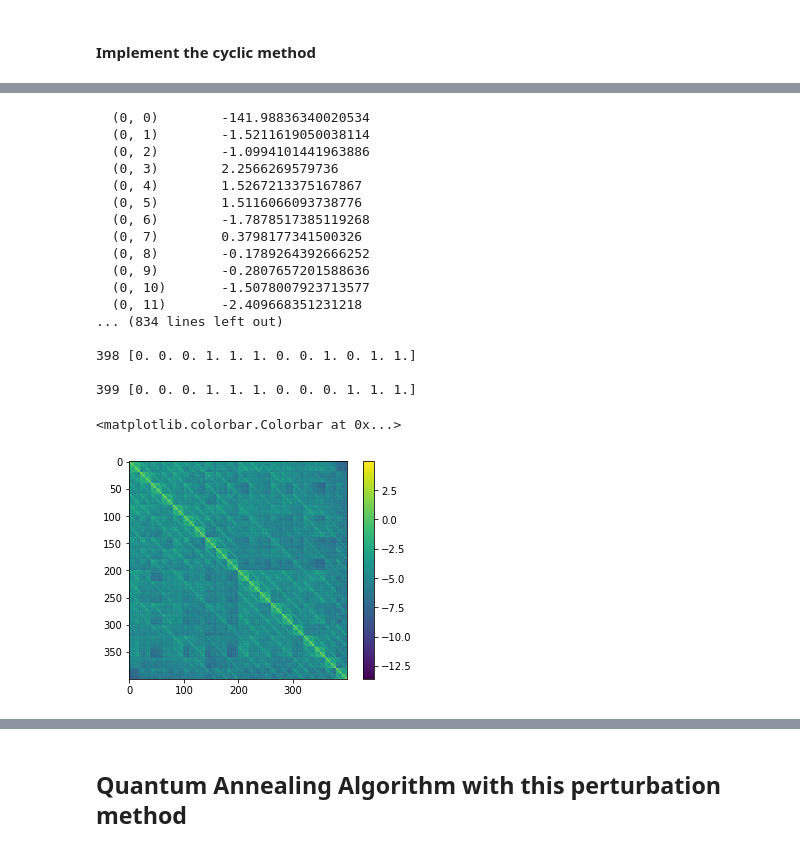
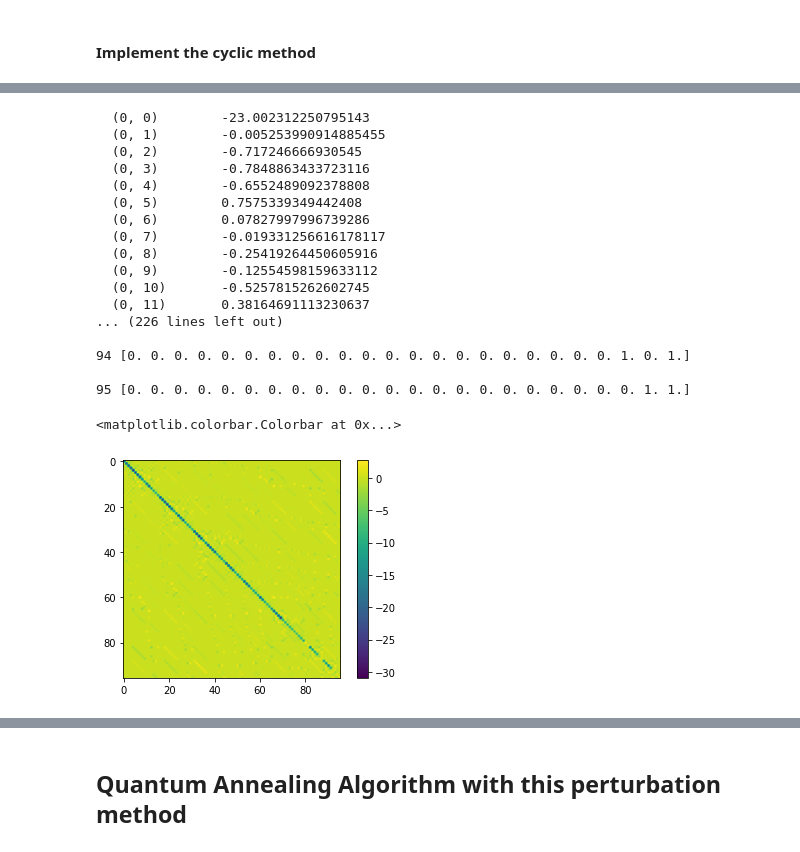
Before and after one commit to emacosta95/2nd_qa4nsm, a Jupyter notebook: Analysis_of_the_quasiparticle_formalism.ipynb, the cells around one changed output, grey strips where cells are left out. Cells and saved outputs as stored; diff of their text form; code cells hidden in the pictures.

```diff
--- a/Analysis_of_the_quasiparticle_formalism.ipynb
+++ b/Analysis_of_the_quasiparticle_formalism.ipynb
@@ -18,21 +18,21 @@ from src.qml_utils.utils import configuration
 from scipy.sparse.linalg import eigsh,expm_multiply
 from tqdm import trange
 import matplotlib.pyplot as plt
-from src.utils_quasiparticle_approximation import QuasiParticlesConverter
-file_name='data/cki'
+from src.utils_quasiparticle_approximation import QuasiParticlesConverterOnlynnpp,QuasiParticlesConverter
+file_name='data/usdb.nat'
 qq_filename='data/qq.p'
 pp_filename='data/pair_inter.p'
 SPS=SingleParticleState(file_name=file_name)
 # %% [markdown]
 #### Hyperparameters
 # %%
-nparticles_a=2
-nparticles_b=2
+nparticles_a=6
+nparticles_b=0
 
 size_a=SPS.energies.shape[0]//2
 size_b=SPS.energies.shape[0]//2
 
-title=r'$^{8}$Be'
+title=r'$^{20}$Ne'
 # %%
 matrix_qq,_=get_twobody_nuclearshell_model(file_name=qq_filename)
 matrix_pp,_=get_twobody_nuclearshell_model(file_name=pp_filename)
@@ -468,6 +329,10 @@ hamiltonian_rr=QPC.particles2restofstates @ NSMHamiltonian.hamiltonian @ QPC.par
 hamiltonian_qr=QPC.particles2quasiparticles @ NSMHamiltonian.hamiltonian @ QPC.particles2restofstates.T
 hamiltonian_rq=QPC.particles2restofstates @ NSMHamiltonian.hamiltonian @ QPC.particles2quasiparticles.T
 
+diag_hamiltonian_rr=hamiltonian_rr.diagonal()
+
+# Create a diagonal sparse matrix
+diag_hamiltonian_rr = scipy.sparse.diags(diag_hamiltonian_rr, format="csr")
 
 values,psi=eigsh(hamiltonian_qq,k=1)
 e0=values[0]
@@ -477,10 +342,16 @@ values,psi=eigsh(hamiltonian_qq+(1/e0)*hamiltonian_qr @ hamiltonian_rq,k=1)
 
 e1=values[0]
 
-values,psi=eigsh(hamiltonian_qq+(1/e1)*hamiltonian_qr @ hamiltonian_rq+(1/e1**2)*hamiltonian_qr @ hamiltonian_rr @ hamiltonian_rq,k=1)
+plt.imshow((hamiltonian_qr @ hamiltonian_rq).todense())
+plt.colorbar()
+plt.show()
+print(hamiltonian_qr @ hamiltonian_rq)
+
+
+values,psi=eigsh(hamiltonian_qq+(1/e1)*hamiltonian_qr @ hamiltonian_rq+(1/e1**2)*hamiltonian_qr @ diag_hamiltonian_rr @ hamiltonian_rq,k=1)
 
 e2=values[0]
-values,psi=eigsh(hamiltonian_qq+(1/e2)*hamiltonian_qr @ hamiltonian_rq+(1/e2**2)*hamiltonian_qr @ hamiltonian_rr @ hamiltonian_rq+(1/e2**3)*hamiltonian_qr @ hamiltonian_rr @ hamiltonian_rr @ hamiltonian_rq,k=1)
+values,psi=eigsh(hamiltonian_qq+(1/e2)*hamiltonian_qr @ hamiltonian_rq+(1/e2**2)*hamiltonian_qr @ diag_hamiltonian_rr @ hamiltonian_rq+(1/e2**3)*hamiltonian_qr @ diag_hamiltonian_rr @ diag_hamiltonian_rr @ hamiltonian_rq,k=1)
 
 
 print(values[0],np.abs((values[0]-egs[0])/egs[0]))
@@ -535,8 +412,10 @@ nsteps_iteration=50
 single_term = hamiltonian_rq  # Start with initial term
 for i in trange(nsteps_iteration):
     if i > 0:
-        single_term = hamiltonian_rr @ single_term  # Efficient update
-    approximations.append(hamiltonian_qr @ single_term)  # Store result
+        single_term = diag_hamiltonian_rr @ single_term  # Efficient update
+    update=(hamiltonian_qr @ single_term).diagonal
+    update=scipy.sparse.diags(update, format="csr")
+    approximations.append(update)  # Store result
 
 history_errors_exact=[]
 for i in trange(nsteps_iteration):
@@ -646,30 +433,30 @@ for i in trange(nsteps_iteration):
 # %%
 print(tot_hamiltonian)
 for i in range(hamiltonian_qq.shape[0]):
     print(i,QPC.quasiparticle_basis[i],'\n')
 
-plt.imshow(np.log(np.abs(tot_hamiltonian).todense()+10**-20))
+plt.imshow(tot_hamiltonian.todense()+10**-20)
 plt.colorbar()
 # %% [output]
-  (0, 0)        -141.98836340020534
-  (0, 1)        -1.5211619050038114
-  (0, 2)        -1.0994101441963886
-  (0, 3)        2.2566269579736
-  (0, 4)        1.5267213375167867
-  (0, 5)        1.5116066093738776
-  (0, 6)        -1.7878517385119268
-  (0, 7)        0.3798177341500326
-  (0, 8)        -0.1789264392666252
-  (0, 9)        -0.2807657201588636
-  (0, 10)       -1.5078007923713577
-  (0, 11)       -2.409668351231218
-... (834 lines left out)
+  (0, 0)        -23.002312250795143
+  (0, 1)        -0.005253990914885455
+  (0, 2)        -0.717246666930545
+  (0, 3)        -0.7848863433723116
+  (0, 4)        -0.6552489092378808
+  (0, 5)        0.7575339349442408
+  (0, 6)        0.07827997996739286
+  (0, 7)        -0.019331256616178117
+  (0, 8)        -0.25419264450605916
+  (0, 9)        -0.12554598159633112
+  (0, 10)       -0.5257815262602745
+  (0, 11)       0.38164691113230637
+... (226 lines left out)
 
-398 [0. 0. 0. 1. 1. 1. 0. 0. 1. 0. 1. 1.]
+94 [0. 0. 0. 0. 0. 0. 0. 0. 0. 0. 0. 0. 0. 0. 0. 0. 0. 0. 0. 0. 0. 1. 0. 1.]
 
-399 [0. 0. 0. 1. 1. 1. 0. 0. 0. 1. 1. 1.]
+95 [0. 0. 0. 0. 0. 0. 0. 0. 0. 0. 0. 0. 0. 0. 0. 0. 0. 0. 0. 0. 0. 0. 1. 1.]
 <matplotlib.colorbar.Colorbar at 0x...>
-[figure, old version]
+[figure, new version]
 # %%
 plt.figure(figsize=(10,10))
 plt.plot(history_errors_exact,linewidth=5)
```
Also changed, not shown: parts of 16 cells of this notebook, 16 other files.
